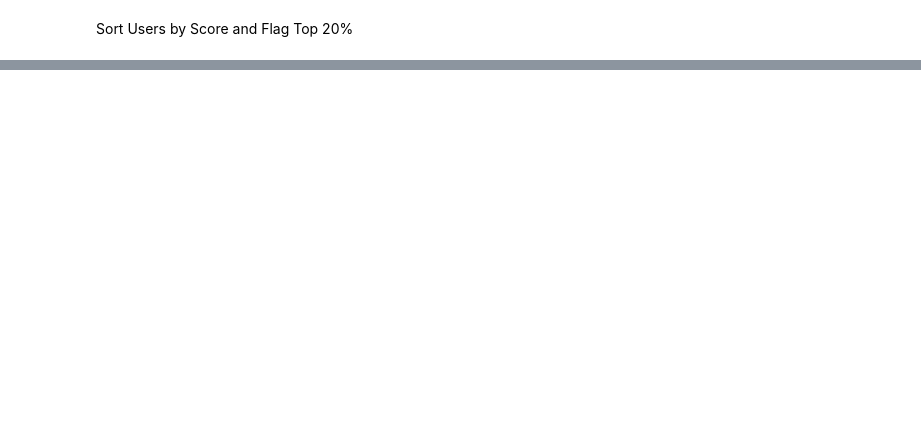
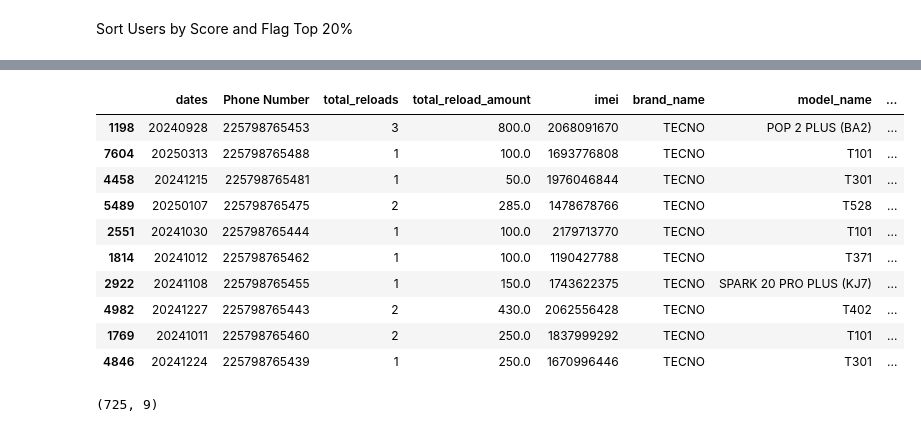
Before and after one commit to Badzoneyv4n/MTN_Data_Up-sell_Project, a Jupyter notebook: notebooks/4_predictions_and_recomendations.ipynb, the cells around one changed output, grey strips where cells are left out. Cells and saved outputs as stored; diff of their text form; code cells hidden in the pictures; blank space fills up the shorter version.

```diff
--- a/notebooks/4_predictions_and_recomendations.ipynb
+++ b/notebooks/4_predictions_and_recomendations.ipynb
@@ -58,0 +29,24 @@ df_sorted
+# %%
+df_test = pd.read_excel('../data/raw/mtn_upsell_uncleaned.xlsx')
+df_test.sample(10)
+# %% [output]
+|  | dates | Phone Number | total_reloads | total_reload_amount | imei | brand_name | model_name | ... |
+| 1198 | 20240928 | 225798765453 | 3 | 800.0 | 2068091670 | TECNO | POP 2 PLUS (BA2) | ... |
+| 7604 | 20250313 | 225798765488 | 1 | 100.0 | 1693776808 | TECNO | T101 | ... |
+| 4458 | 20241215 | 225798765481 | 1 | 50.0 | 1976046844 | TECNO | T301 | ... |
+| 5489 | 20250107 | 225798765475 | 2 | 285.0 | 1478678766 | TECNO | T528 | ... |
+| 2551 | 20241030 | 225798765444 | 1 | 100.0 | 2179713770 | TECNO | T101 | ... |
+| 1814 | 20241012 | 225798765462 | 1 | 100.0 | 1190427788 | TECNO | T371 | ... |
+| 2922 | 20241108 | 225798765455 | 1 | 150.0 | 1743622375 | TECNO | SPARK 20 PRO PLUS (KJ7) | ... |
+| 4982 | 20241227 | 225798765443 | 2 | 430.0 | 2062556428 | TECNO | T402 | ... |
+| 1769 | 20241011 | 225798765460 | 2 | 250.0 | 1837999292 | TECNO | T101 | ... |
+| 4846 | 20241224 | 225798765439 | 1 | 250.0 | 1670996446 | TECNO | T301 | ... |
+# %%
+mask1 = df_test['Phone Number'] == 225798765472
+mask2 = df_test['Phone Number'] == 225798765488
+mask3 = df_test['Phone Number'] == 225798765450
+
+df_user1 = df_test[ mask1 | mask2 | mask3 ]
+df_user1.shape
+# %% [output]
+(725, 9)
```
Also changed, not shown: parts of 9 cells of this notebook, 14 other files.
